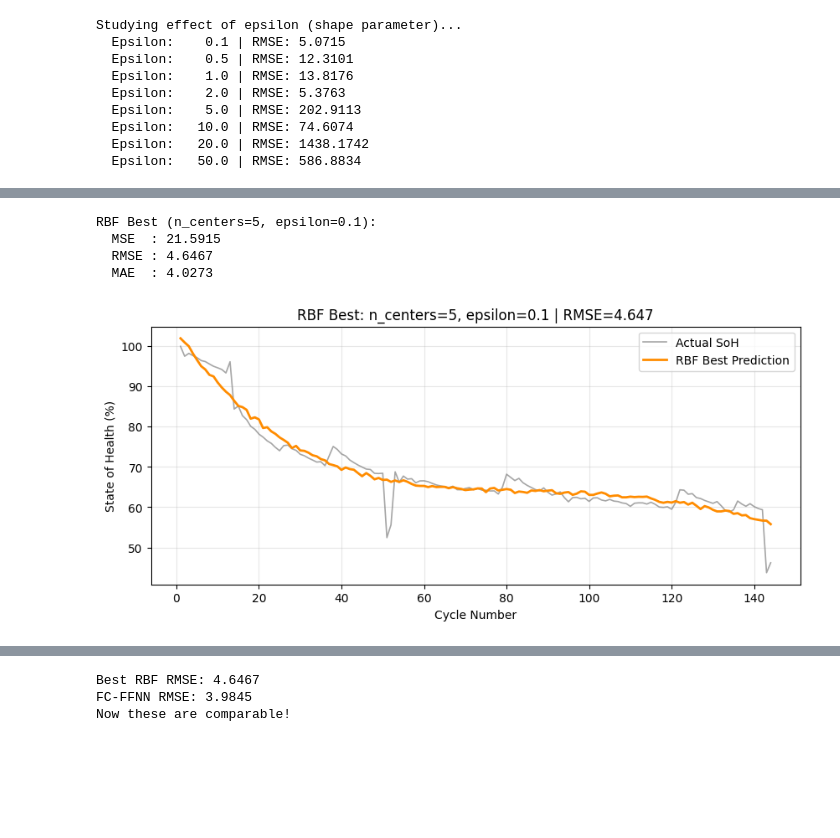
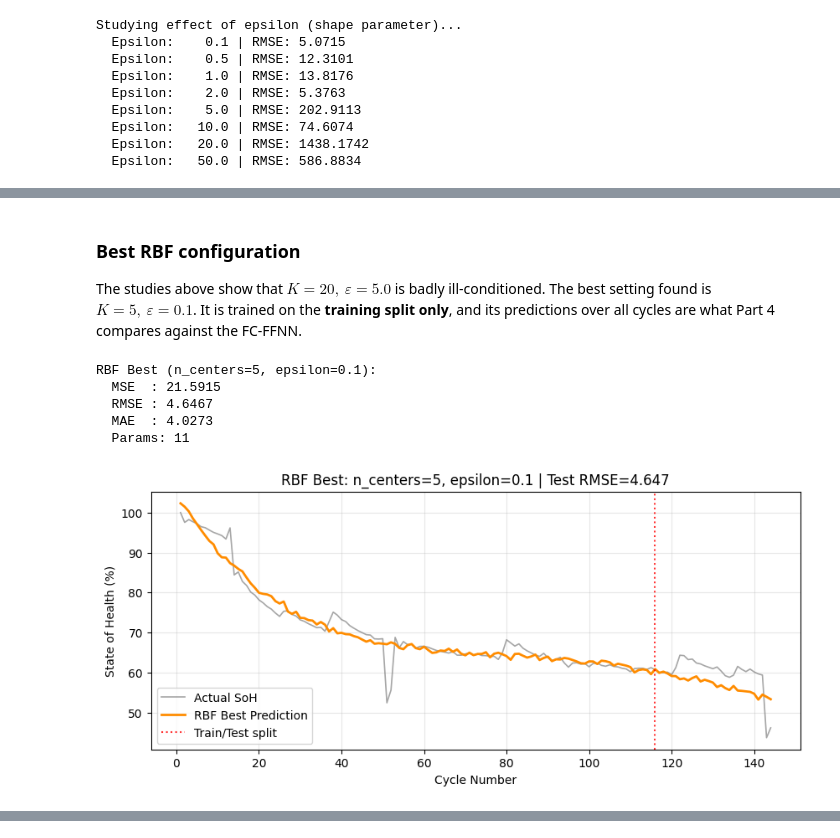
Before and after one commit to ninoNebieridze/Battery_Capacity_Project, a Jupyter notebook: notebook.ipynb, the cells around one changed output, grey strips where cells are left out. Saved outputs shown, nothing was run; the diff lists cells and outputs as text; code cells hidden in the pictures; blank space fills up the shorter version.

```diff
--- a/notebook.ipynb
+++ b/notebook.ipynb
@@ -216,9 +210,6 @@ import pandas as pd
 import matplotlib.pyplot as plt
 from tqdm import tqdm  # progress bar
 # %%
-# Path to your folder with CSV files in Google Drive
-DATA_DIR = '/content/battery_data'
-RESULTS_DIR = '/content'
 os.makedirs(RESULTS_DIR, exist_ok=True)
 
 def extract_capacity(filepath):
@@ -253,7 +244,7 @@ def extract_capacity(filepath):
             return None
 
         # Trapezoidal integration → capacity in Ah
-        capacity = np.trapz(current, time_hours)
+        capacity = np.trapezoid(current, time_hours)
 
         return capacity
 
@@ -451,7 +422,7 @@ from sklearn.model_selection import train_test_split
 from sklearn.preprocessing import MinMaxScaler
 from sklearn.metrics import mean_squared_error, mean_absolute_error
 
-df = pd.read_csv('/content/battery_clean.csv')
+df = pd.read_csv('battery_clean.csv')
 print(f"Loaded {len(df)} cycles")
 print(df.head())
 # %% [output]
@@ -852,7 +813,7 @@ from sklearn.cluster import KMeans
 from sklearn.preprocessing import MinMaxScaler
 from sklearn.metrics import mean_squared_error, mean_absolute_error
 
-df = pd.read_csv('/content/battery_clean.csv')
+df = pd.read_csv('battery_clean.csv')
 
 # Input / output
 X = df['cycle'].values.reshape(-1, 1).astype(np.float32)
@@ -1028,10 +989,8 @@ Studying effect of epsilon (shape parameter)...
 fig, axes = plt.subplots(2, 2, figsize=(14, 10))
 fig.suptitle('RBF Network Battery SoH Approximation Results', fontsize=14, fontweight='bold')
 
-# Full prediction curve
-rbf_full = RBFNetwork(n_centers=20, epsilon=5.0)
-rbf_full.fit(X_scaled, y_scaled)  # fit on all data for smooth curve
-full_pred_rbf_scaled = rbf_full.predict(X_scaled)
+# Full prediction curve (model trained on the training split only)
+full_pred_rbf_scaled = rbf.predict(X_scaled)
 full_pred_rbf = scaler_y.inverse_transform(full_pred_rbf_scaled)
 full_actual   = scaler_y.inverse_transform(y_scaled)
 
@@ -1040,7 +999,9 @@ axes[0,0].plot(X, full_actual,   label='Actual SoH',      color='gray',      lin
 axes[0,0].plot(X, full_pred_rbf, label='RBF Prediction',  color='darkorange', linewidth=2)
 axes[0,0].set_xlabel('Cycle Number')
 axes[0,0].set_ylabel('State of Health (%)')
-axes[0,0].set_title('RBF: Predicted vs Actual SoH')
+axes[0,0].axvline(x=X[split, 0], color='red', linestyle=':', alpha=0.8, label='Train/Test split')
+axes[0,0].set_ylim(full_actual.min() - 10, full_actual.max() + 10)  # test-region blow-up goes off-scale
+axes[0,0].set_title('RBF (K=20, ε=5.0): Predicted vs Actual SoH')
 axes[0,0].legend()
 axes[0,0].grid(True, alpha=0.3)
 
@@ -1078,7 +1039,6 @@ axes[1,1].legend()
 axes[1,1].grid(True, alpha=0.3)
 
 plt.tight_layout()
-plt.savefig('/content/rbf_results.png', dpi=150, bbox_inches='tight')
+plt.savefig(os.path.join(IMAGES_DIR, 'rbf_results.png'), dpi=150, bbox_inches='tight')
 plt.show()
-print("Plot saved to /content/rbf_results.png")
 # %% [output]
@@ -1135,40 +1075,38 @@ Ready for Part 4 — Final Comparison + Presentation!
+# %% [markdown]
+### Best RBF configuration
+
+The studies above show that $K = 20,\ \varepsilon = 5.0$ is badly ill-conditioned. The best setting found is $K = 5,\ \varepsilon = 0.1$. It is trained on the **training split only**, and its predictions over all cycles are what Part 4 compares against the FC-FFNN.
 # %%
 # Best RBF settings found from our study
 rbf_best = RBFNetwork(n_centers=5, epsilon=0.1)
 rbf_best.fit(X_train, y_train)
 
 preds_best, actual_best, mse_best, rmse_best, mae_best = evaluate_rbf(
     rbf_best, X_test, y_test, scaler_y, "RBF Best (n_centers=5, epsilon=0.1)"
 )
 
-# Update saved predictions with best model
-rbf_full_best = RBFNetwork(n_centers=5, epsilon=0.1)
-rbf_full_best.fit(X_scaled, y_scaled)
-full_pred_rbf_best = scaler_y.inverse_transform(rbf_full_best.predict(X_scaled))
-np.save('/content/rbf_predictions.npy', full_pred_rbf_best)
+print(f"  Params: {rbf_best.count_parameters()}")
+
+# Predictions over all cycles from the train-only model (no test-set leakage)
+full_pred_rbf_best = scaler_y.inverse_transform(rbf_best.predict(X_scaled))
+np.save(os.path.join(RESULTS_DIR, 'rbf_predictions.npy'), full_pred_rbf_best)
 
 # Plot best RBF
 plt.figure(figsize=(10, 4))
 plt.plot(X, full_actual, label='Actual SoH', color='gray', linewidth=1.2, alpha=0.7)
 plt.plot(X, full_pred_rbf_best, label='RBF Best Prediction', color='darkorange', linewidth=2)
+plt.axvline(x=X[split, 0], color='red', linestyle=':', alpha=0.8, label='Train/Test split')
 plt.xlabel('Cycle Number')
 plt.ylabel('State of Health (%)')
-plt.title(f'RBF Best: n_centers=5, epsilon=0.1 | RMSE={rmse_best:.3f}')
+plt.title(f'RBF Best: n_centers=5, epsilon=0.1 | Test RMSE={rmse_best:.3f}')
 plt.legend()
 plt.grid(True, alpha=0.3)
-plt.savefig('/content/rbf_best.png', dpi=150, bbox_inches='tight')
+plt.savefig(os.path.join(IMAGES_DIR, 'rbf_best.png'), dpi=150, bbox_inches='tight')
 plt.show()
-
-from google.colab import files
-files.download('/content/rbf_best.png')
-files.download('/content/rbf_predictions.npy')
-
-print(f"\nBest RBF RMSE: {rmse_best:.4f}")
-print(f"FC-FFNN RMSE: 3.9845")
-print("Now these are comparable!")
 # %% [output]
 RBF Best (n_centers=5, epsilon=0.1):
   MSE  : 21.5915
   RMSE : 4.6467
   MAE  : 4.0273
+  Params: 11
-[figure, old version]
+[figure, new version]
@@ -1179,3 +1112,0 @@ RBF Best (n_centers=5, epsilon=0.1):
-Best RBF RMSE: 4.6467
-FC-FFNN RMSE: 3.9845
-Now these are comparable!
```
Also changed, not shown: parts of 28 cells of this notebook, 13 other files.
